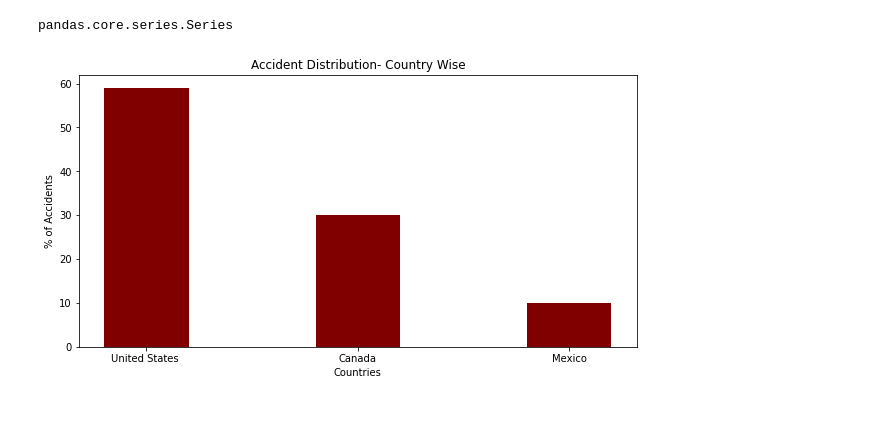
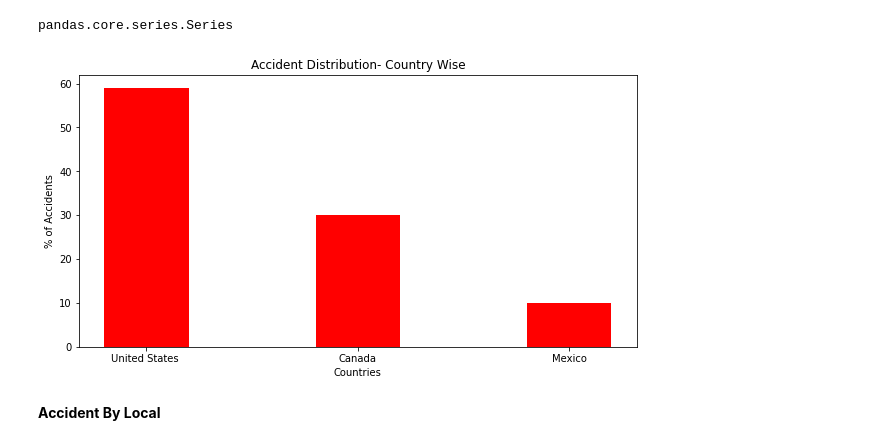
Before and after one commit to gauravpks/ml-repo, a Jupyter notebook: IndustrialSafetyDS/Industrial_Accident_Causal_Analysis.ipynb, the cells around one changed output. Cells and saved outputs as stored; diff of their text form; code cells hidden in the pictures; blank space fills up the shorter version.

```diff
--- a/IndustrialSafetyDS/Industrial_Accident_Causal_Analysis.ipynb
+++ b/IndustrialSafetyDS/Industrial_Accident_Causal_Analysis.ipynb
@@ -141,7 +143,7 @@ Canada            129
 Mexico             44
 Name: Country, dtype: int64
 # %%
-country_cnt = np.round(df['Country'].value_counts(normalize=True) * 100)
+country_cnt =np.round((df['Country'].value_counts(normalize=True)* 100 ))
 country_cnt
 # %% [output]
 United States     59.0
@@ -157,11 +159,13 @@ percent = country_cnt.to_numpy()
 country = country_cnt.keys().values
 # %%
 fig = plt.figure(figsize = (10, 5))
-plt.bar(country, percent, color ='maroon',
+plt.bar(country, percent, color ='red',
         width = 0.4)
 plt.xlabel("Countries")
 plt.ylabel("% of Accidents")
 plt.title("Accident Distribution- Country Wise")
 plt.show()
 # %% [output]
-[figure, old version]
+[figure, new version]
+# %% [markdown]
+**Accident By Local**
```
Also changed, not shown: parts of 6 cells of this notebook.
